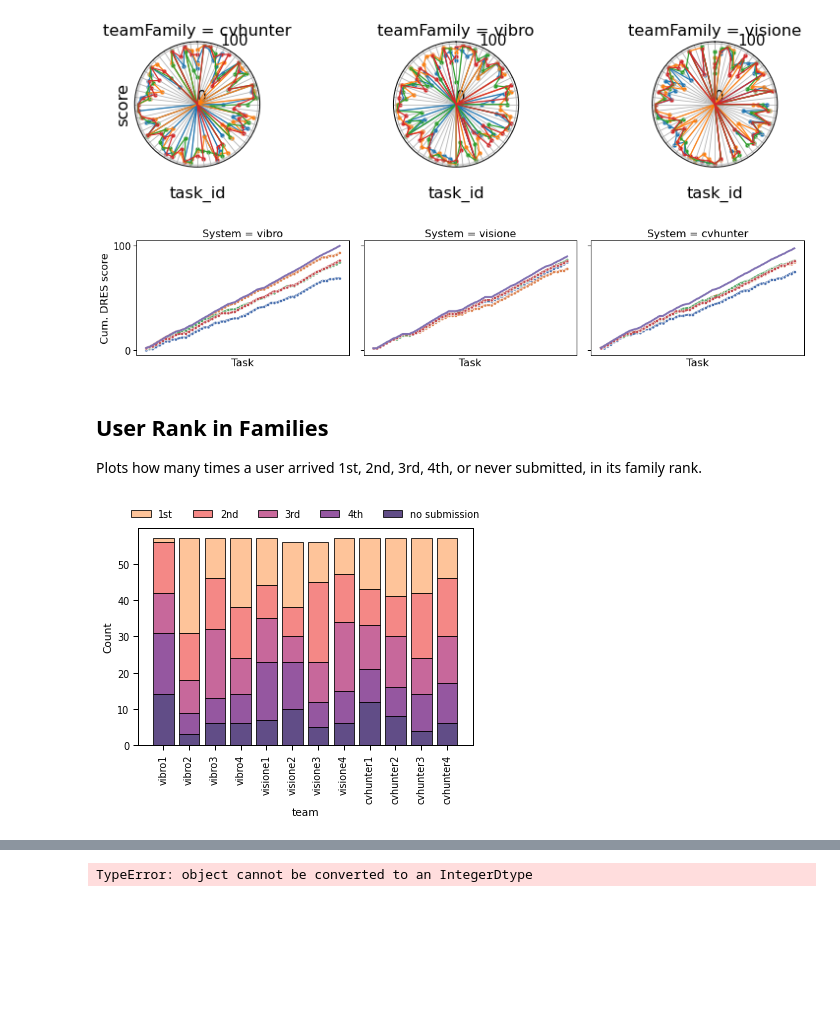
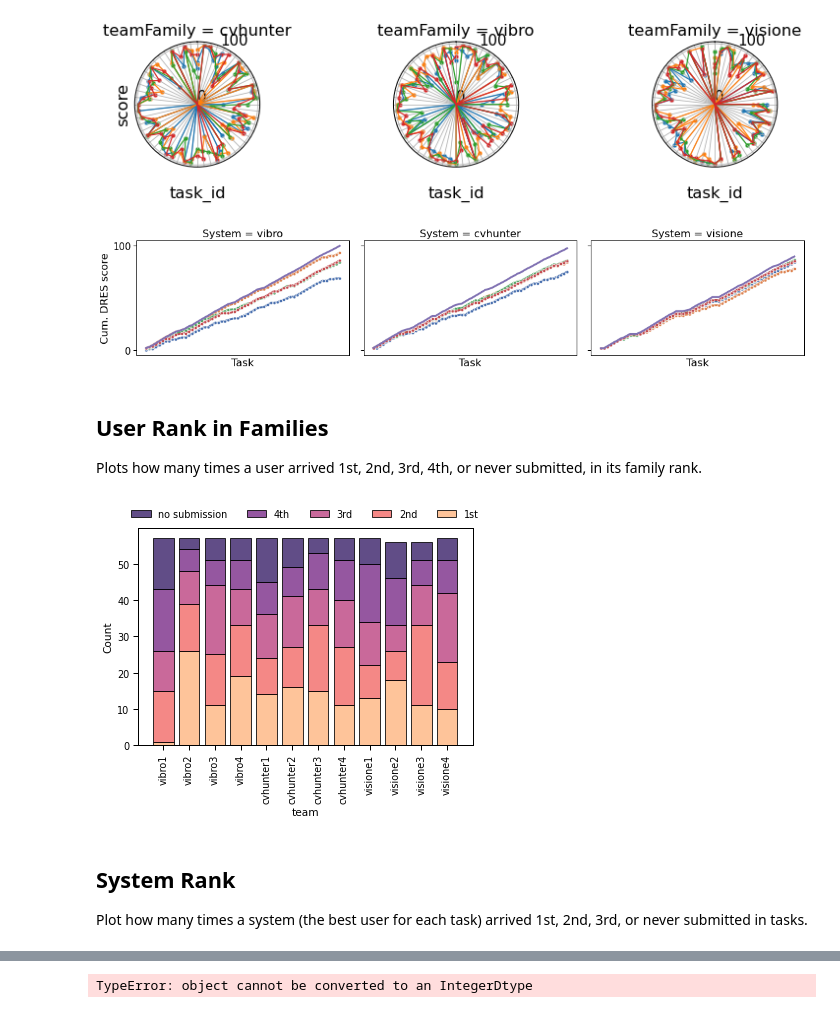
Before and after one commit to Visual-Computing/VBS22-Post-Evaluation, a Jupyter notebook: notebooks/Teams_Results_Analysis.ipynb, the cells around one changed output, grey strips where cells are left out. Saved outputs shown, nothing was run; the diff lists cells and outputs as text; code cells hidden in the pictures; blank space fills up the shorter version.

Commit message:
Added some plots in Teams_Results_Analysis and fixing the ordering of the systems in its plots

```diff
--- a/notebooks/Teams_Results_Analysis.ipynb
+++ b/notebooks/Teams_Results_Analysis.ipynb
@@ -523,7 +582,7 @@ plot_data = plot_data.assign(task_order=plot_data.task.str[-3:].astype(int))
 plot_data=plot_data.rename(columns={"teamFamily": "System"})
 grid = sns.FacetGrid(data=plot_data, col="System", hue="user",
                     height=3.5, aspect=1.5, palette="deep", hue_order=[1,2,3,4,'team'],
-                     col_order=["vibro", "visione", "cvhunter"],
+                     col_order=oldNames,
                       hue_kws=dict(marker=["o", "o", "o", "o", ""]),
                     #subplot_kws=dict(projection='polar'),
                      sharex=False, sharey=True, despine=False)#margin_titles=True
@@ -551,7 +610,7 @@ grid.map_dataframe(do_plot, "task_order", "cumulative_score")
 grid.set_axis_labels("Task", "Cum. DRES score")
 plt.savefig(f'{output_dir}/kis_cumulativeDRES.pdf', format='pdf', bbox_inches="tight")
 # %% [output]
-[figure, old version]
+[figure, new version]
 # %% [markdown]
 ## User Rank in Families
 Plots how many times a user arrived 1st, 2nd, 3rd, 4th, or never submitted, in its family rank.
@@ -563,34 +622,34 @@ sns.set_context("paper", font_scale=1.1)
 plot_data = df_results
 
 def rank(x):
     return x.replace(0, np.nan).rank(method='first', ascending=False, na_option='keep')
 
 user_rank = plot_data.groupby(['teamFamily', 'task']).score.apply(rank)
 user_rank_map = {
     1.0: '1st',
     2.0: '2nd',
     3.0: '3rd',
     4.0: '4th',
     np.nan: 'no submission',
 }
 user_rank = user_rank.replace(user_rank_map)
 plot_data = plot_data.assign(user_rank=user_rank)
 plot_data = plot_data.groupby('team').user_rank.value_counts(normalize=False).to_frame('fraction').reset_index()
 
 if True:  # VBSE final rank order of users
-    team_order = [f'{t}{u}' for t, u in itertools.product(('vibro', 'visione', 'cvhunter'), (1, 2, 3, 4))]
+    team_order = [f'{t}{u}' for t, u in itertools.product(('vibro', 'cvhunter','visione',), (1, 2, 3, 4))]
     plot_data = plot_data.assign(team=pd.Categorical(plot_data.team, team_order))
 else:  # user ranked by descending '1st'
     # team_order = plot_data.query('user_rank == "1st"').sort_values('fraction', ascending=False).team.unique()
     team_order = plot_data.pivot_table(index='team', columns='user_rank', values='fraction', aggfunc='sum').fillna(0).sort_values(['1st', '2nd', '3rd', '4th', 'no submission'], ascending=[False]*5).index
     plot_data = plot_data.assign(team=pd.Categorical(plot_data.team, team_order))
 
 # plot_data
-hue_order = list(user_rank_map.values())
-ax = sns.histplot(plot_data, x='team', hue='user_rank', weights='fraction', multiple='stack', shrink=0.8, hue_order=hue_order, palette="magma_r")
+hue_order = list(user_rank_map.values())[::-1]
+ax = sns.histplot(plot_data, x='team', hue='user_rank', weights='fraction', multiple='stack', shrink=0.8, hue_order=hue_order, palette="magma")
 plt.xticks(rotation=90)
 # move legend outside
 sns.move_legend(ax, "lower center", bbox_to_anchor=(.5, 1), ncol=5, title=None, frameon=False)
 plt.savefig(f'{output_dir}/kis_systems_best_worse.pdf', format='pdf', bbox_inches="tight")
 # %% [output]
-[figure, old version]
+[figure, new version]
@@ -596,0 +669,3 @@ plt.savefig(f'{output_dir}/kis_systems_best_worse.pdf', format='pdf', bbox_inche
+# %% [markdown]
+## System Rank
+Plot how many times a system (the best user for each task) arrived 1st, 2nd, 3rd, or never submitted in tasks.
```
Also changed, not shown: parts of 16 cells of this notebook.
